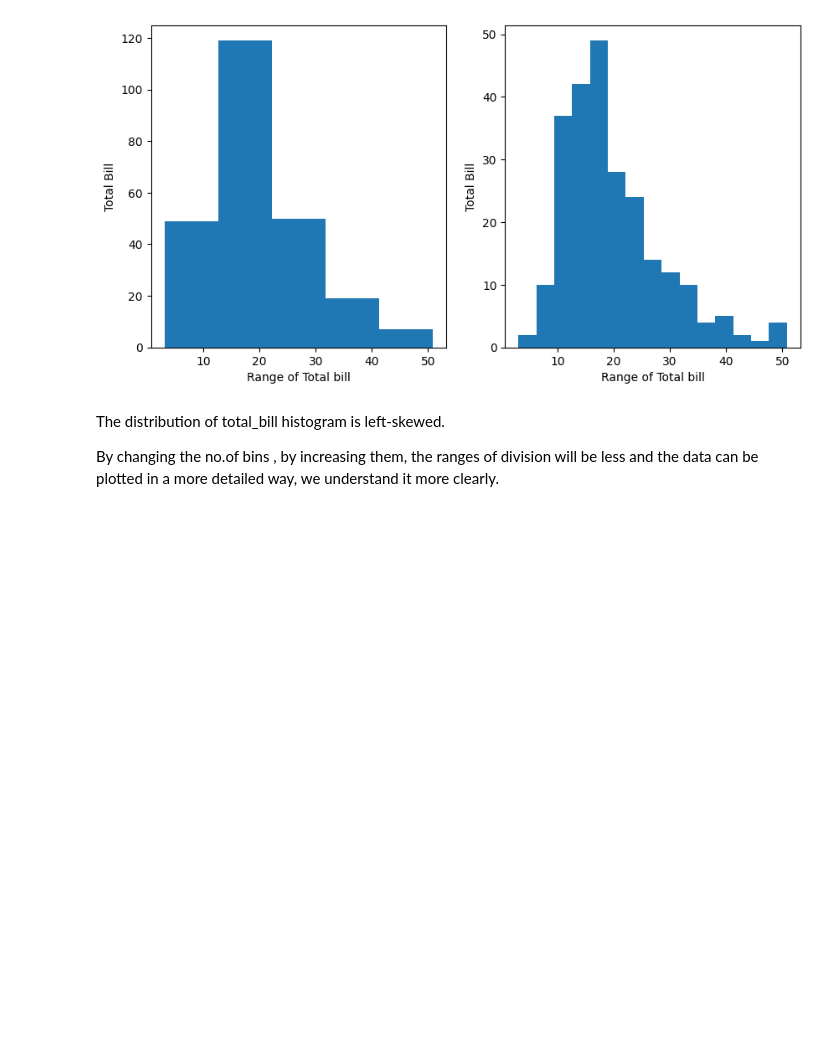
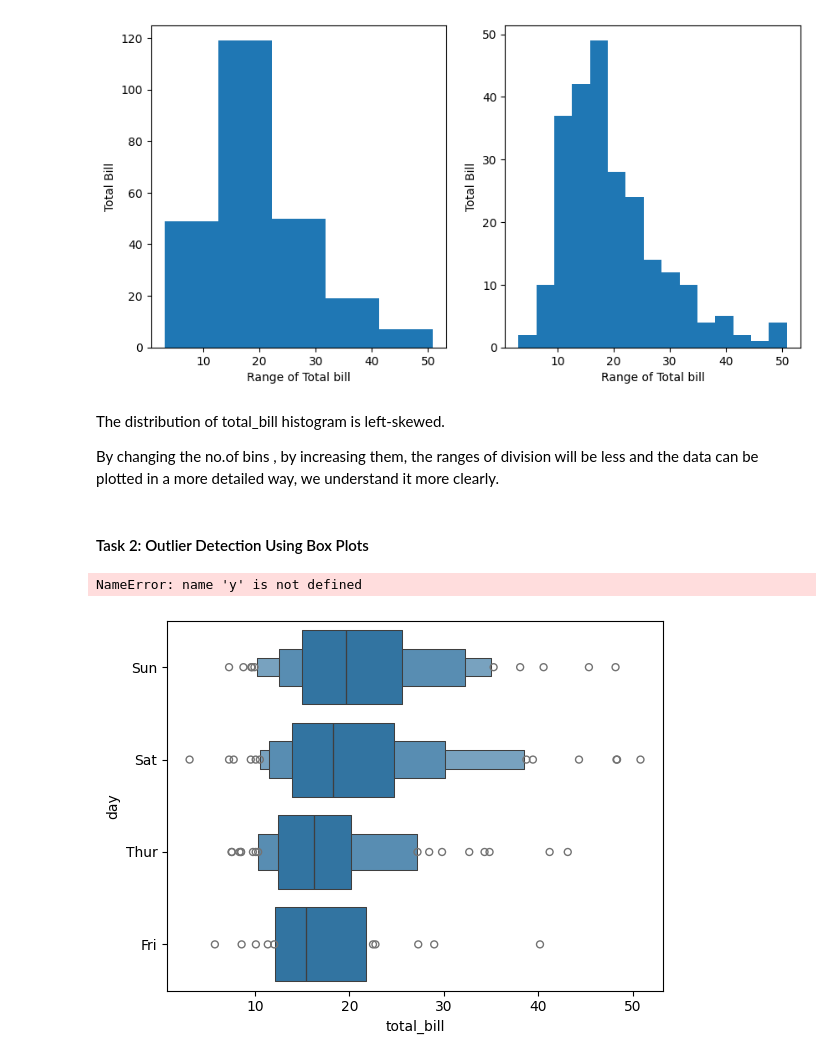
Before and after one commit to VeenaKodimala/Certificate-Program-in-AIML-IIT-Patna, a Jupyter notebook: MODULE 1 - FOUNDATIONS OF DATA/Matplotlib/Assignment - EDA with python.ipynb, the cells around one changed output. Saved outputs shown, nothing was run; the diff lists cells and outputs as text; code cells hidden in the pictures; blank space fills up the shorter version.

```diff
--- a/MODULE 1 - FOUNDATIONS OF DATA/Matplotlib/Assignment - EDA with python.ipynb
+++ b/MODULE 1 - FOUNDATIONS OF DATA/Matplotlib/Assignment - EDA with python.ipynb
@@ -30,3 +32,11 @@ Text(0, 0.5, 'Total Bill')
 The distribution of total_bill histogram is left-skewed.
 
 By changing the no.of bins , by increasing them, the ranges of division will be less and the data can be plotted in a more detailed way, we understand it more clearly.
+# %% [markdown]
+#### Task 2: Outlier Detection Using Box Plots
+# %%
+sb.boxenplot(x=df['total_bill'],y=df['day'])
+plt.axis(y)
+# %% [output]
+NameError: name 'y' is not defined
+[figure, added]
```
Also changed, not shown: parts of 1 cell of this notebook, 10 other files.
